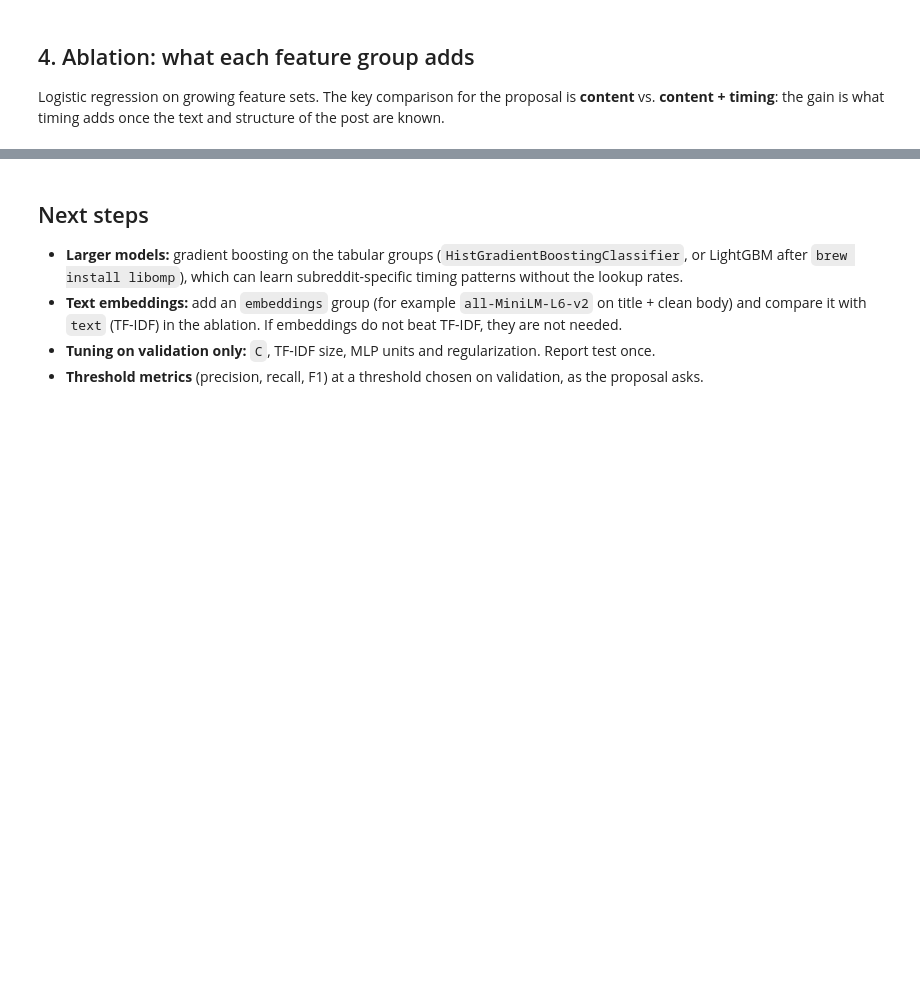
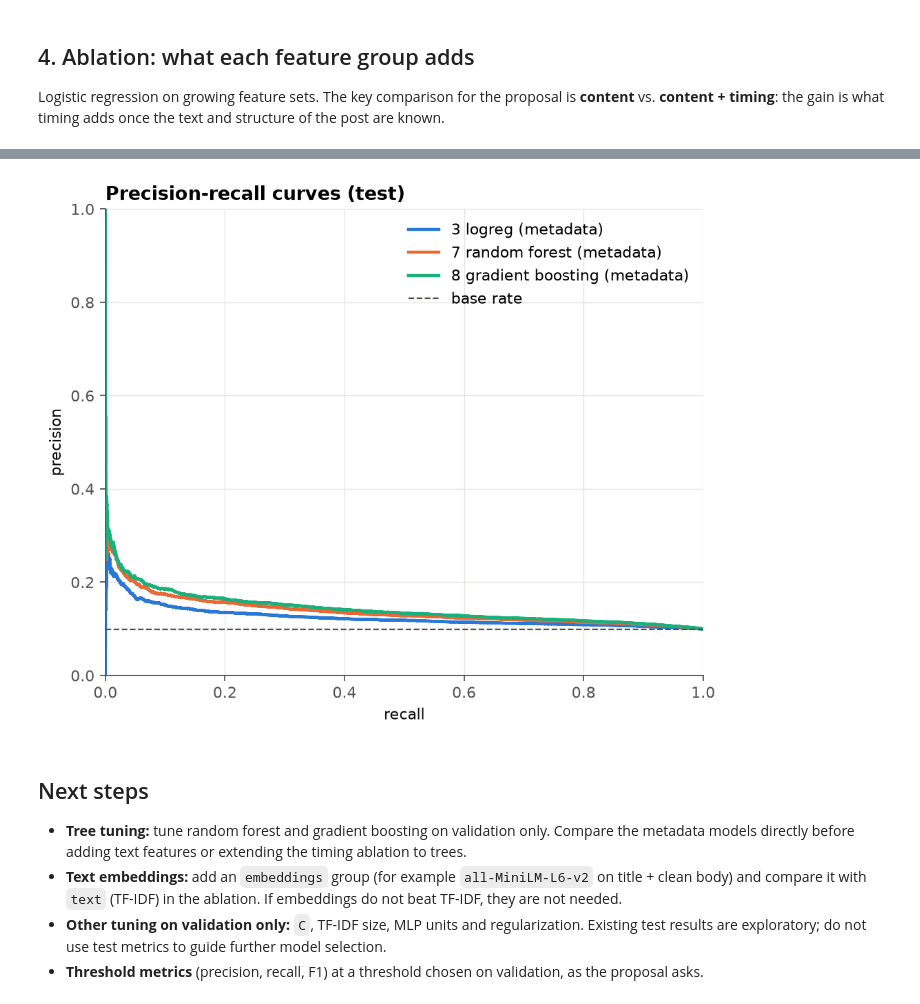
Before and after one commit to zachnorton14/reddit-post-predictor, a Jupyter notebook: textonly_baselines.ipynb, the cells around one changed output, grey strips where cells are left out. Cells and saved outputs as stored; diff of their text form; code cells hidden in the pictures; blank space fills up the shorter version.

```diff
--- a/textonly_baselines.ipynb
+++ b/textonly_baselines.ipynb
@@ -235,9 +301,15 @@ ablation_res.per_subreddit("test", "pr_auc")
+# %%
+tb.plot_pr_curves(res, ["3 logreg (metadata)", "7 random forest (metadata)",
+                        "8 gradient boosting (metadata)"]);
+# %% [output]
+[figure, added]
 # %% [markdown]
 ## Next steps
 
-- **Larger models:** gradient boosting on the tabular groups (`HistGradientBoostingClassifier`, or LightGBM
-  after `brew install libomp`), which can learn subreddit-specific timing patterns without the lookup rates.
+- **Tree tuning:** tune random forest and gradient boosting on validation only. Compare the metadata
+  models directly before adding text features or extending the timing ablation to trees.
 - **Text embeddings:** add an `embeddings` group (for example `all-MiniLM-L6-v2` on title + clean body) and
   compare it with `text` (TF-IDF) in the ablation. If embeddings do not beat TF-IDF, they are not needed.
-- **Tuning on validation only:** `C`, TF-IDF size, MLP units and regularization. Report test once.
+- **Other tuning on validation only:** `C`, TF-IDF size, MLP units and regularization. Existing test
+  results are exploratory; do not use test metrics to guide further model selection.
 - **Threshold metrics** (precision, recall, F1) at a threshold chosen on validation, as the proposal asks.
```
Also changed, not shown: parts of 20 cells of this notebook, 4 other files.
